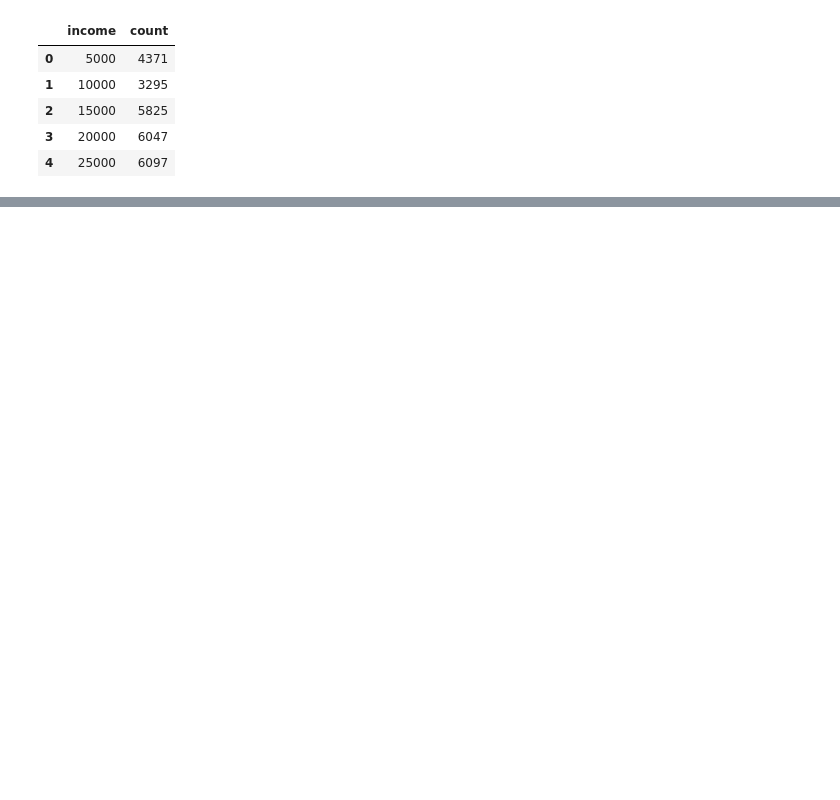
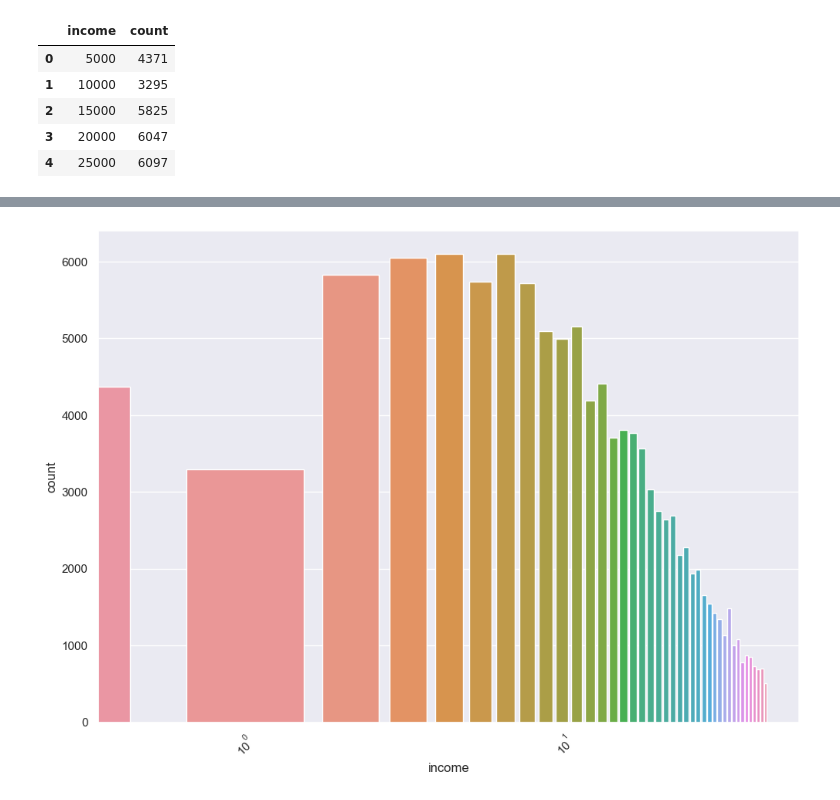
Before and after one commit to vmjadhav/statistics, a Jupyter notebook: log_distribution/lognormal_dist.ipynb, the cells around one changed output, grey strips where cells are left out. Cells and saved outputs as stored; diff of their text form; code cells hidden in the pictures; blank space fills up the shorter version.

```diff
--- a/log_distribution/lognormal_dist.ipynb
+++ b/log_distribution/lognormal_dist.ipynb
@@ -43,0 +28,9 @@ g.set_xticklabels(g.get_xticklabels(),
+# %%
+sn.set(rc={'figure.figsize':(11.7,8.27)})
+g = sn.barplot(x='income',y='count',data=df)
+g.set_xticklabels(g.get_xticklabels(),
+                          rotation=45,
+                          horizontalalignment='right');
+g.set(xscale="log");
+# %% [output]
+[figure, added]
```
Also changed, not shown: parts of 1 cell of this notebook.
